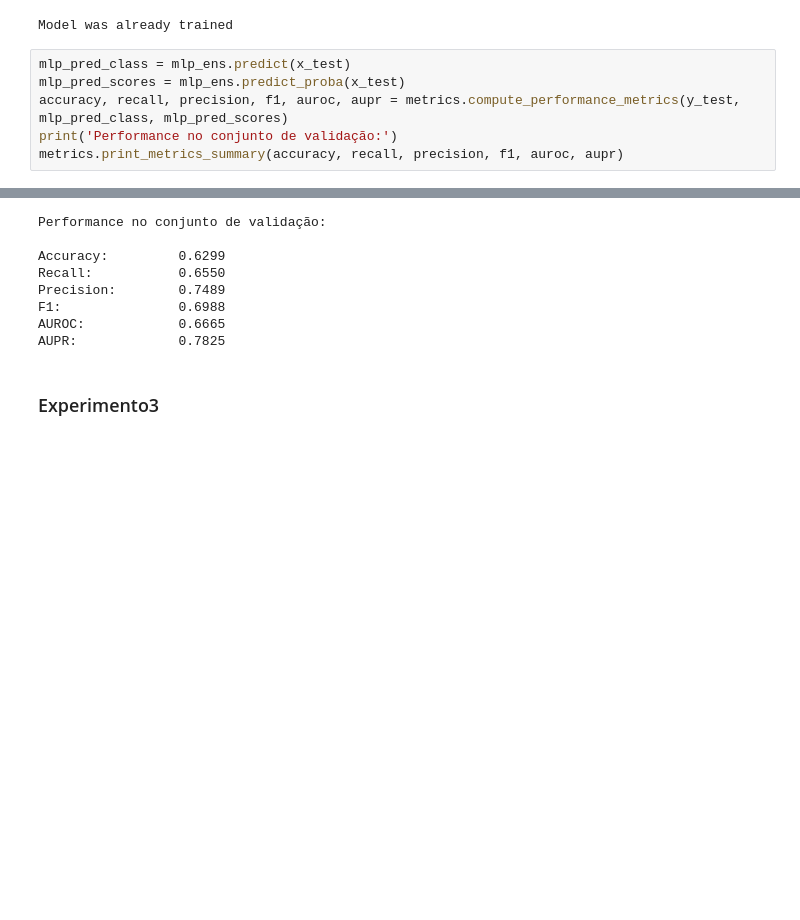
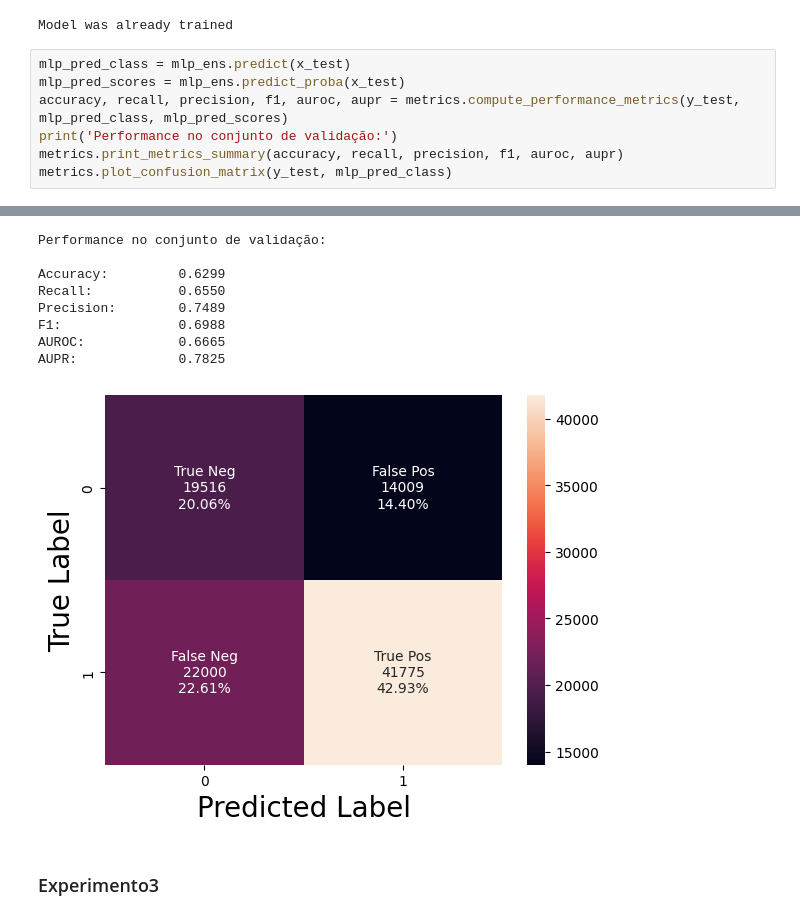
Before and after one commit to aasb2/neural-networks, a Jupyter notebook: Projeto Final.ipynb, the cells around one changed output, grey strips where cells are left out. Cells and saved outputs as stored; diff of their text form; blank space fills up the shorter version.

```diff
--- a/Projeto Final.ipynb
+++ b/Projeto Final.ipynb
@@ -665,19 +711,21 @@ Model was already trained
 # %%
 mlp_pred_class = mlp_ens.predict(x_test)
 mlp_pred_scores = mlp_ens.predict_proba(x_test)
 accuracy, recall, precision, f1, auroc, aupr = metrics.compute_performance_metrics(y_test, mlp_pred_class, mlp_pred_scores)
 print('Performance no conjunto de validação:')
 metrics.print_metrics_summary(accuracy, recall, precision, f1, auroc, aupr)
+metrics.plot_confusion_matrix(y_test, mlp_pred_class)
 # %% [output]
 [figure]
 Performance no conjunto de validação:
 
 Accuracy:         0.6299
 Recall:           0.6550
 Precision:        0.7489
 F1:               0.6988
 AUROC:            0.6665
 AUPR:             0.7825
+[figure, added]
 # %% [markdown]
 ### Experimento3
 # %%
```
Also changed, not shown: parts of 39 cells of this notebook, 1 other file.
